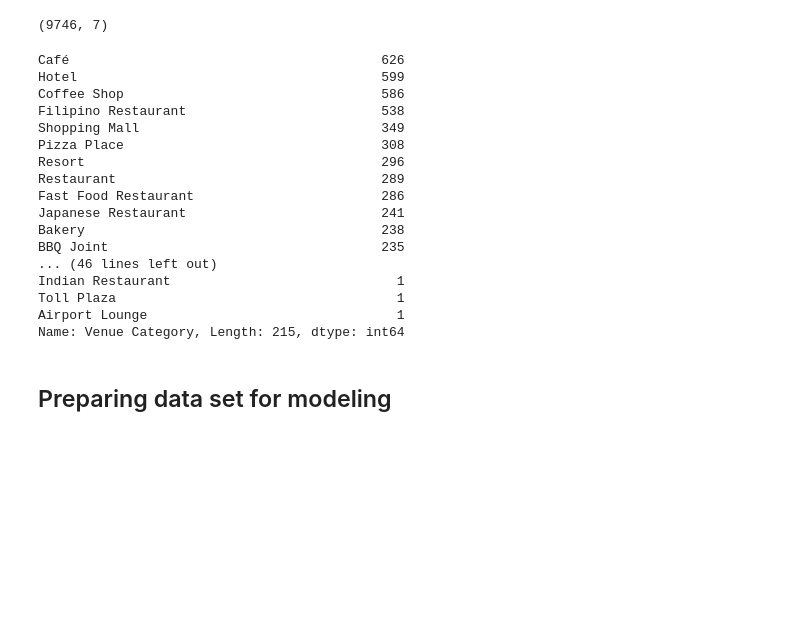
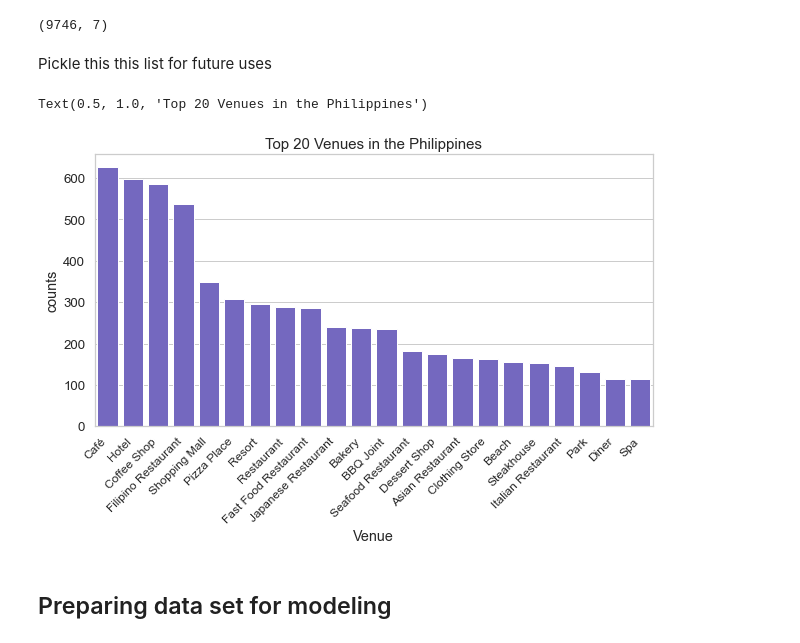
Before and after one commit to aldencabajar/coursera_capstone, a Jupyter notebook: capstone_project_notebook .ipynb, the cells around one changed output. Saved outputs shown, nothing was run; the diff lists cells and outputs as text; code cells hidden in the pictures; blank space fills up the shorter version.

```diff
--- a/capstone_project_notebook .ipynb
+++ b/capstone_project_notebook .ipynb
@@ -359,23 +362,5 @@ venue_list.head()
 venue_list.shape
 # %% [output]
 (9746, 7)
-# %%
-venue_list['Venue Category'].value_counts()
-# %% [output]
-Café                                        626
-Hotel                                       599
-Coffee Shop                                 586
-Filipino Restaurant                         538
-Shopping Mall                               349
-Pizza Place                                 308
-Resort                                      296
-Restaurant                                  289
-Fast Food Restaurant                        286
-Japanese Restaurant                         241
-Bakery                                      238
-BBQ Joint                                   235
-... (46 lines left out)
-Indian Restaurant                             1
-Toll Plaza                                    1
-Airport Lounge                                1
-Name: Venue Category, Length: 215, dtype: int64
+# %% [markdown]
+Pickle this this list for future uses
@@ -382,3 +371,16 @@ Name: Venue Category, Length: 215, dtype: int64
+# %%
+venue_counts = venue_list['Venue Category'].value_counts().reset_index() \
+.rename(columns = {'index': 'Venue', 'Venue Category': 'counts'})
+
+sns.set(font_scale = 1.2)
+sns.set_style('whitegrid')
+fig, ax = pyplot.subplots(figsize = (10, 5))
+cnt1  = sns.barplot(x = 'Venue', y = 'counts', data = venue_counts.loc[0:21,:], color = 'slateblue')
+cnt1.set_xticklabels(cnt1.get_xticklabels(), rotation = 45, fontsize = 12, horizontalalignment = 'right')
+cnt1.set_title('Top 20 Venues in the Philippines', fontsize=15)
+# %% [output]
+Text(0.5, 1.0, 'Top 20 Venues in the Philippines')
+[figure, added]
 # %% [markdown]
 ## Preparing data set for modeling
 # %%
```
Also changed, not shown: parts of 28 cells of this notebook, 2 other files.
